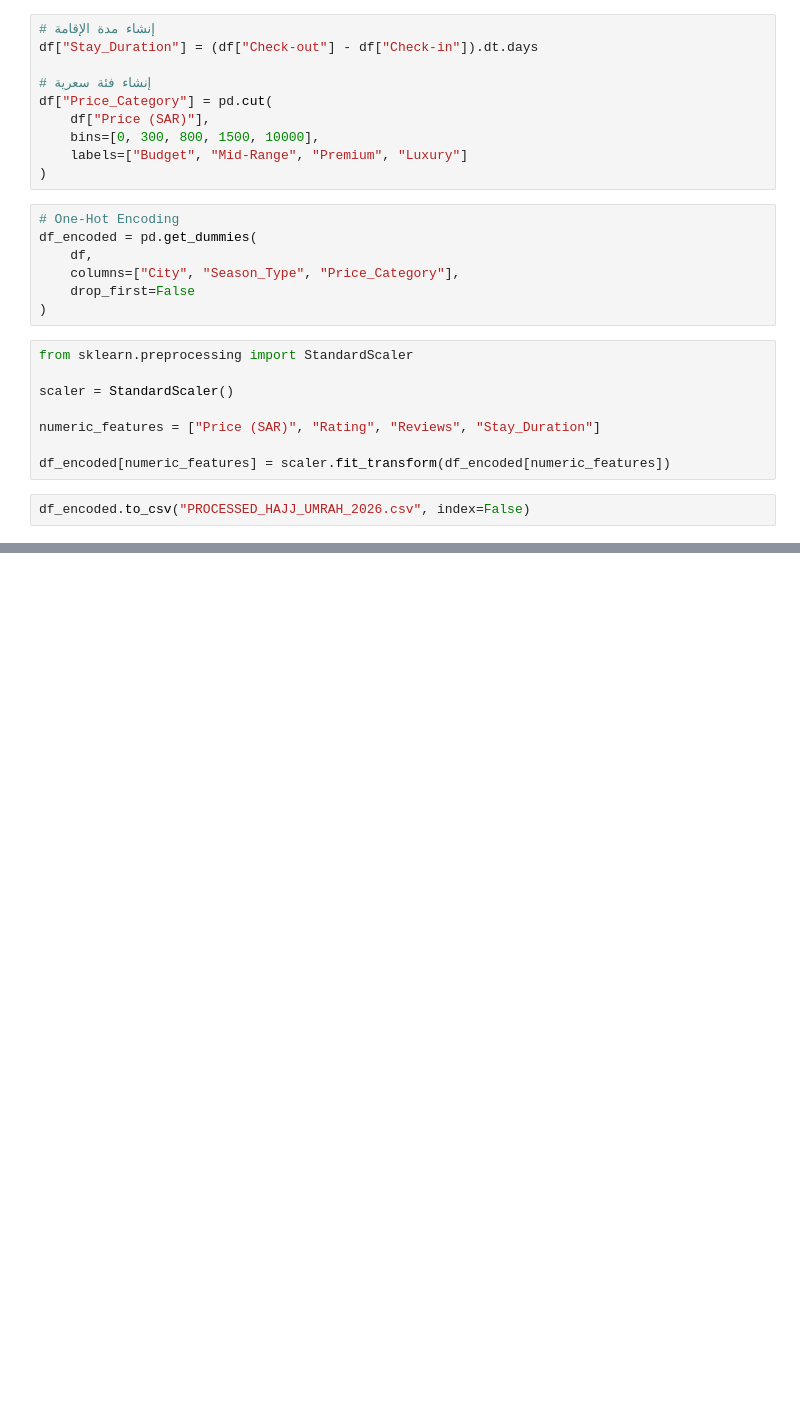
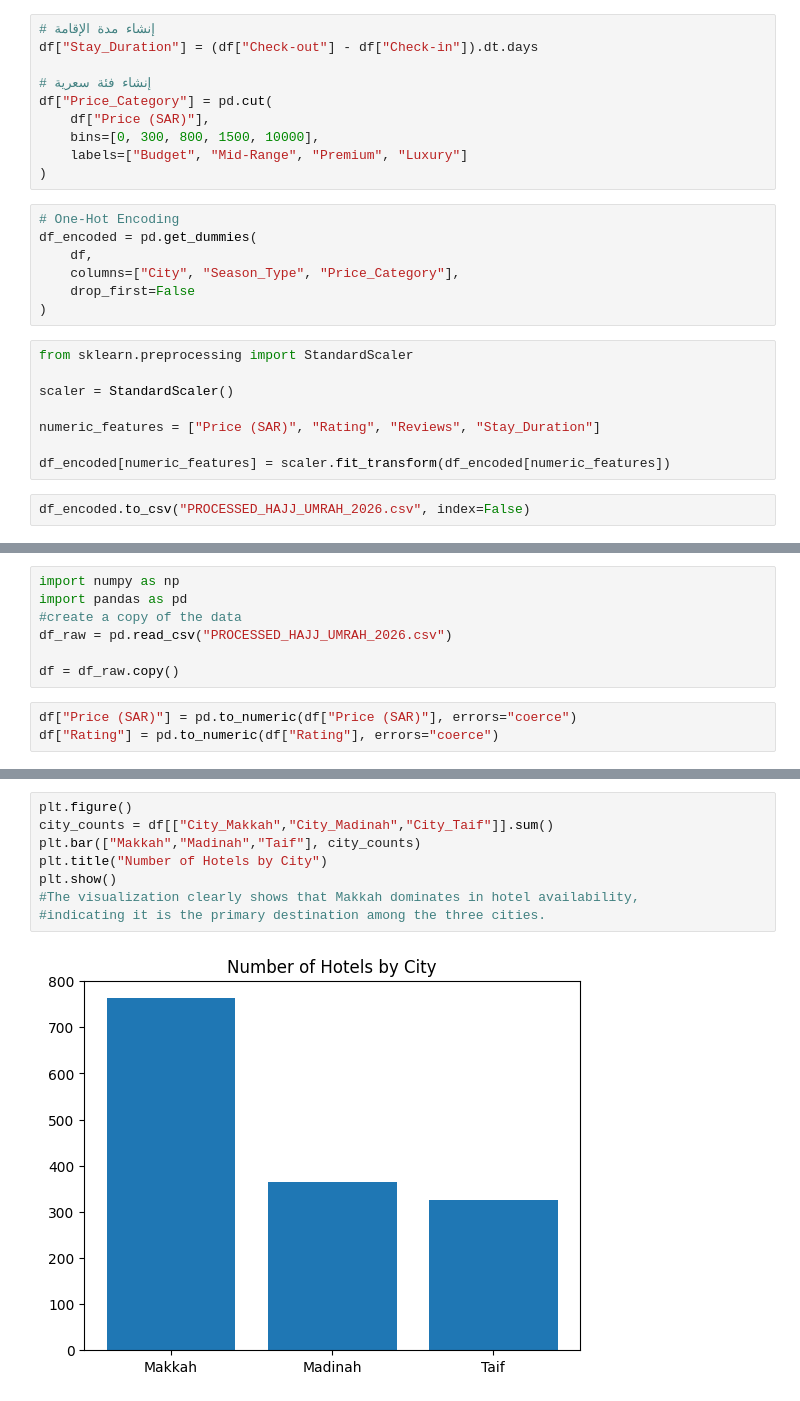
Before and after one commit to ITDeema/DataScience, a Jupyter notebook: DataScience.ipynb, the cells around one changed output, grey strips where cells are left out. Drawn from its saved outputs; the diff is of its cells as text; blank space fills up the shorter version.

```diff
--- a/DataScience.ipynb
+++ b/DataScience.ipynb
@@ -535,0 +538,10 @@ df_encoded.to_csv("PROCESSED_HAJJ_UMRAH_2026.csv", index=False)
+# %%
+import numpy as np
+import pandas as pd
+#create a copy of the data
+df_raw = pd.read_csv("PROCESSED_HAJJ_UMRAH_2026.csv")
+
+df = df_raw.copy()
+# %%
+df["Price (SAR)"] = pd.to_numeric(df["Price (SAR)"], errors="coerce")
+df["Rating"] = pd.to_numeric(df["Rating"], errors="coerce")
@@ -535,0 +558,10 @@ df_encoded.to_csv("PROCESSED_HAJJ_UMRAH_2026.csv", index=False)
+# %%
+plt.figure()
+city_counts = df[["City_Makkah","City_Madinah","City_Taif"]].sum()
+plt.bar(["Makkah","Madinah","Taif"], city_counts)
+plt.title("Number of Hotels by City")
+plt.show()
+#The visualization clearly shows that Makkah dominates in hotel availability,
+#indicating it is the primary destination among the three cities.
+# %% [output]
+[figure, added]
```
Also changed, not shown: parts of 9 cells of this notebook.
